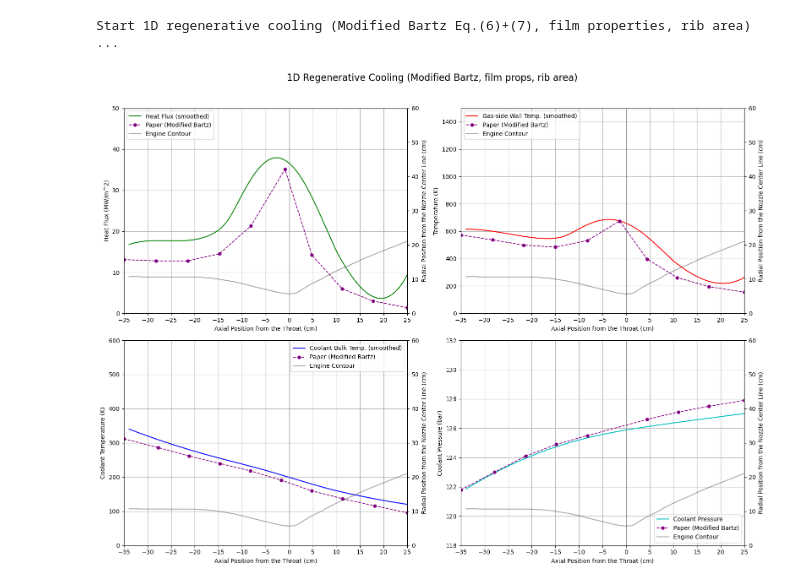
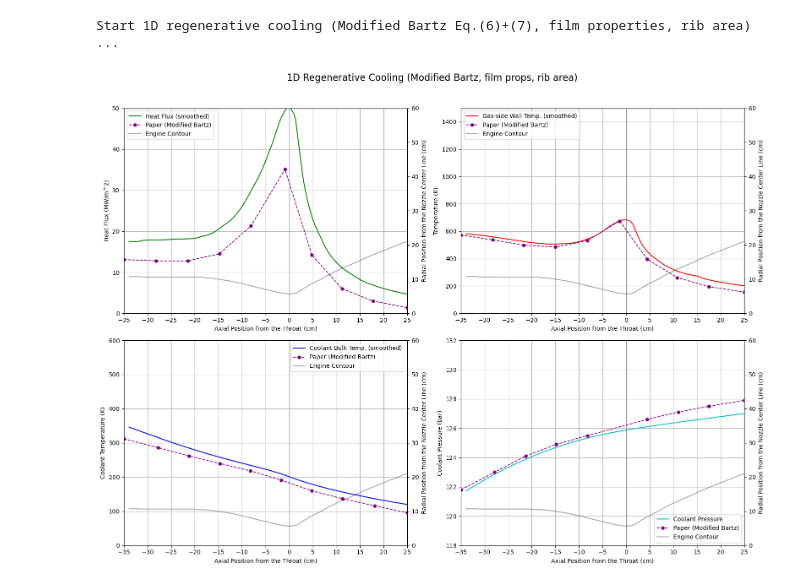
Before and after one commit to jdh2028/RDE_Project, a Jupyter notebook: makecooling.ipynb, the cells around one changed output. Cells and saved outputs as stored; diff of their text form; code cells hidden in the pictures.

```diff
--- a/makecooling.ipynb
+++ b/makecooling.ipynb
@@ -1,14 +1,12 @@
 # %%
 # -*- coding: utf-8 -*-
 # 1D 재생냉각 해석 (Cantera + Modified Bartz Eq.(6)+(7) + Rib 핀효율)
-# Dittus–Boelter 유지 (Gnielinski 미적용)
 
 import numpy as np
 import matplotlib.pyplot as plt
 import CoolProp.CoolProp as CP
 import cantera as ct
 from scipy.interpolate import PchipInterpolator
-from scipy.signal import savgol_filter
 from scipy.optimize import brentq
 
 # ==============================================================================
@@ -73,7 +71,7 @@ class RibThicknessProfile:
         t_unique = t_sorted[idx]
         self.x_m = ux / 100.0
         self.t_m = t_unique / 1000.0
-        self._pchip = PchipInterpolator(self.x_m, self.t_m, extrapolate=True)
+        self._pchip = PchipInterpolator(self.x_m, self.t_m, extrapolate=False)
 
     def t_rib(self, x_m):
         return np.maximum(self._pchip(x_m), 1e-4)  # 0.1 mm 하한
@@ -263,7 +261,7 @@ wall_thickness = 0.7e-3
 channel_height = 8.63e-3
 channel_width  = 1.08e-3
 num_channels   = 150
-k_wall         = 300.0      # 구리 라이너 가정 (인코넬은 ~20–25 사용)
+k_wall         = 500.0      # 구리 라이너 가정 (인코넬은 ~20–25 사용)
 COOLANT_NAME   = 'Methane'
 m_dot_coolant  = 8#6.858      # kg/s (설계 입력)
 T_c_inlet      = 120.0      # K
@@ -282,7 +280,7 @@ r_c_throat = nozzle.r_c_throat
 # 해석 세팅
 n_segments  = 200
 tol         = 1e-5
-max_iter    = 1000
+max_iter    = 5000
 alpha_relax = 0.5
 
 # 해석 구간: 수축부 끝 ~ 팽창부 AR=15
@@ -399,13 +397,9 @@ for i in range(n_segments - 1, -1, -1):
 x_cm = x_pos * 100.0                      # m → cm
 R_cm = (D_profile * 0.5) * 100.0          # 노즐 반경 [cm]
 
-# Savitzky–Golay smoothing (계산 결과만)
-win = min(n_segments - 1, 101)
-win = win - 1 if win % 2 == 0 else win
-poly = min(3, win - 2)
-q_s   = savgol_filter(q_profile,    win, poly)
-Tgw_s = savgol_filter(T_wg_profile, win, poly)
-Tc_s  = savgol_filter(T_c_profile,  win, poly)
+q_s   = q_profile
+Tgw_s = T_wg_profile
+Tc_s  = T_c_profile
 
 # 논문 보라색 데이터 (그대로 사용: x는 cm, y단위는 그림 축과 일치)
 x_hf_ref,  hf_ref  = heat_flux_data[:,0], heat_flux_data[:,1]   # MW/m^2
@@ -454,31 +448,31 @@ ax3.plot(x_Tc_ref, Tc_ref, 'o--', color='purple', lw=1.3, ms=5,
 ax3_t.plot(x_cm, R_cm, 'k', alpha=0.35, label='Engine Contour')
 ax3.set_xlabel('Axial Position from the Throat (cm)')
 ax3.set_ylabel('Coolant Temperature (K)')
 ax3_t.set_ylabel('Radial Position from the Nozzle Center Line (cm)')
 ax3.set_xlim(-35, 25); ax3.set_ylim(0, 600); ax3_t.set_ylim(0, 60)
 ax3.set_xticks(np.arange(-35, 26, 5)); ax3.grid(True)
 h1,l1 = ax3.get_legend_handles_labels(); h2,l2 = ax3_t.get_legend_handles_labels()
 ax3.legend(h1+h2, l1+l2, loc='upper right')
 
 # --- Coolant pressure (Fig. 8) ---
 ax4_t = ax4.twinx()
 ax4.plot(x_cm, P_c_profile/1e5, '-', color='c', label='Coolant Pressure')
 ax4.plot(x_Pc_ref, Pc_ref, 'o--', color='purple', lw=1.3, ms=5,
          label='Paper (Modified Bartz)')
 ax4_t.plot(x_cm, R_cm, 'k', alpha=0.35, label='Engine Contour')
 ax4.set_xlabel('Axial Position from the Throat (cm)')
 ax4.set_ylabel('Coolant Pressure (bar)')
 ax4_t.set_ylabel('Radial Position from the Nozzle Center Line (cm)')
 ax4.set_xlim(-35, 25); ax4.set_ylim(118, 132); ax4_t.set_ylim(0, 60)
 ax4.set_xticks(np.arange(-35, 26, 5)); ax4.grid(True)
 h1,l1 = ax4.get_legend_handles_labels(); h2,l2 = ax4_t.get_legend_handles_labels()
 ax4.legend(h1+h2, l1+l2, loc='lower right')
 
 for ax in (ax1, ax2, ax3, ax4):
     ax.axvline(0, color='grey', lw=1)
 
 plt.tight_layout(rect=[0, 0, 1, 0.96])
 plt.show()
 # %% [output]
 Start 1D regenerative cooling (Modified Bartz Eq.(6)+(7), film properties, rib area) ...
-[figure, old version]
+[figure, new version]
```
Also changed, not shown: parts of 2 cells of this notebook.
